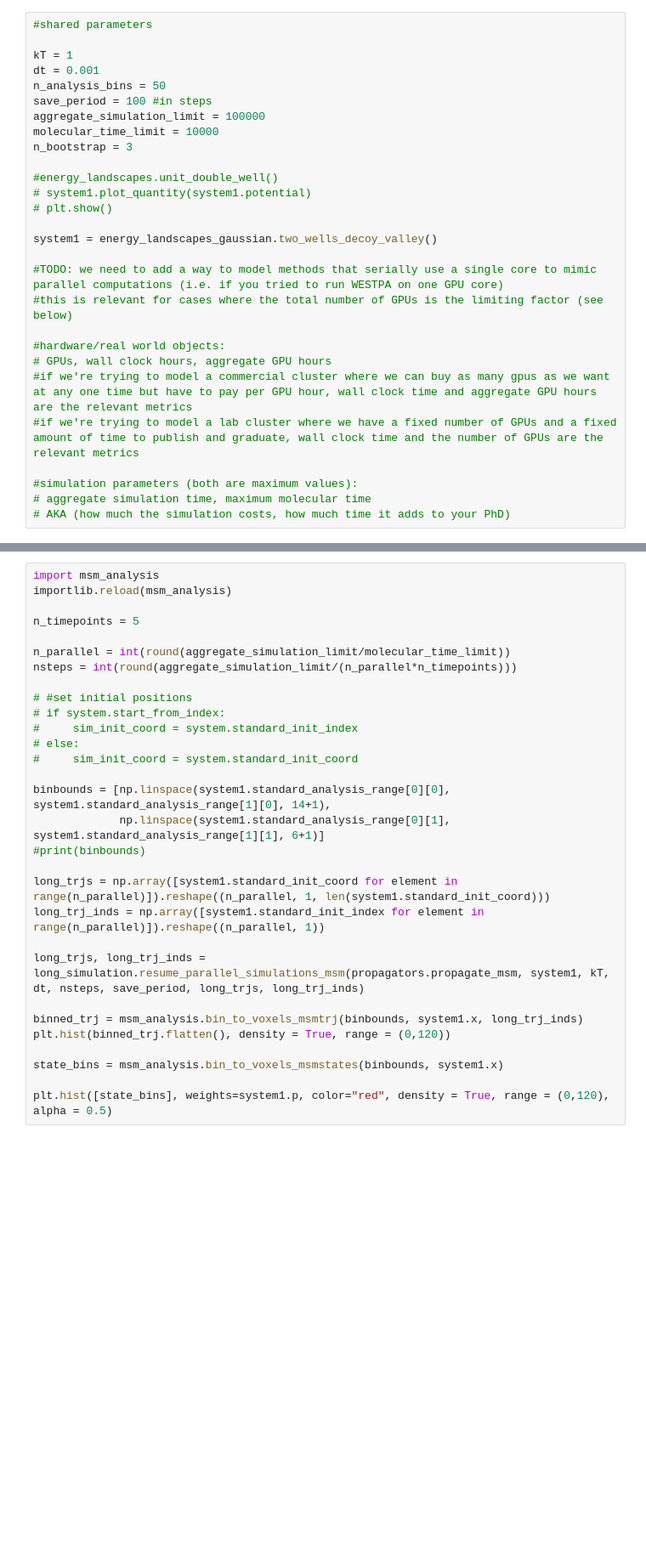
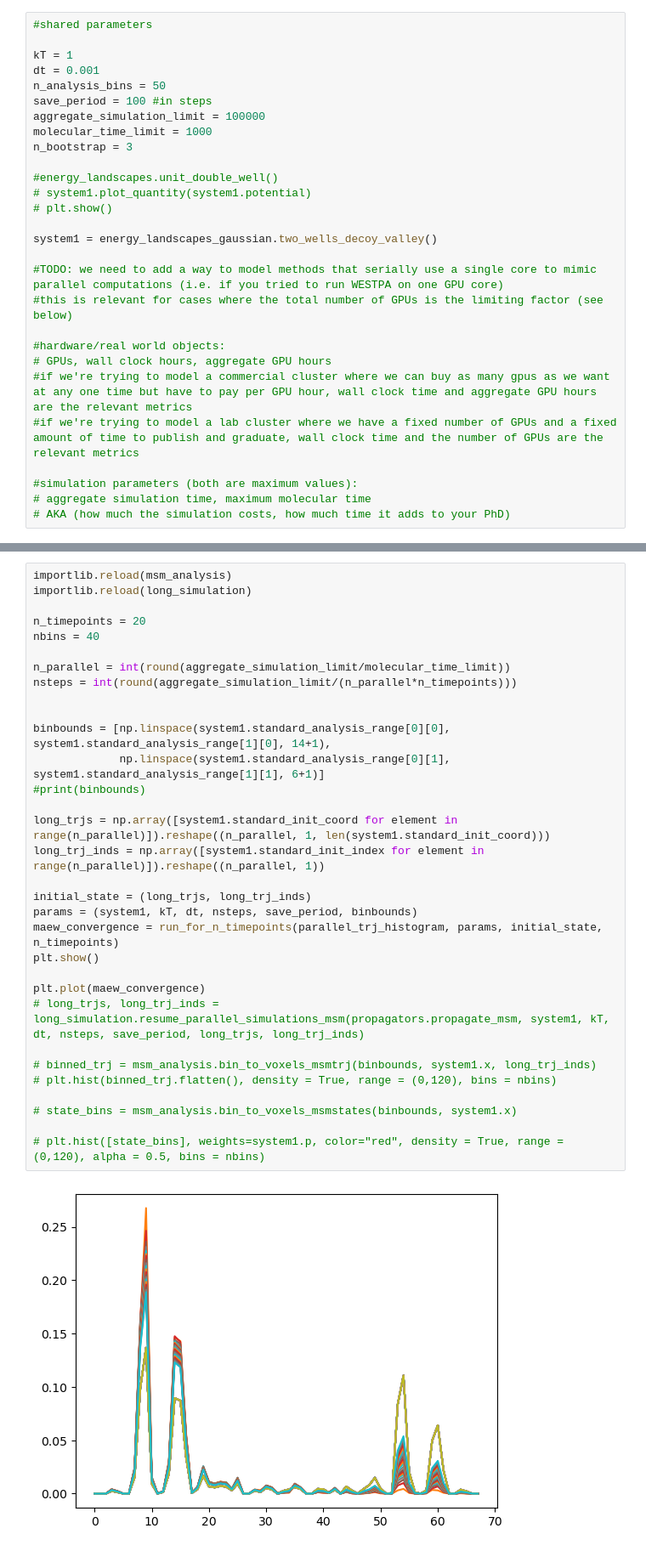
Before and after one commit to JonathanHB/sampling-methods, a Jupyter notebook: testing_v3.ipynb, the cells around one changed output, grey strips where cells are left out. Shown: that part at 85% size. Cells and saved outputs as stored; diff of their text form; blank space fills up the shorter version.

Commit message:
can plot convergence for MSM-generated landscapes

```diff
--- a/testing_v3.ipynb
+++ b/testing_v3.ipynb
@@ -27,7 +29,7 @@ dt = 0.001
 n_analysis_bins = 50
 save_period = 100 #in steps
 aggregate_simulation_limit = 100000
-molecular_time_limit = 10000
+molecular_time_limit = 1000
 n_bootstrap = 3
 
 #energy_landscapes.unit_double_well()
@@ -50,31 +94,34 @@ system1 = energy_landscapes_gaussian.two_wells_decoy_valley()
 # %%
-import msm_analysis
 importlib.reload(msm_analysis)
+importlib.reload(long_simulation)
 
-n_timepoints = 5
+n_timepoints = 20
+nbins = 40
 
 n_parallel = int(round(aggregate_simulation_limit/molecular_time_limit))
 nsteps = int(round(aggregate_simulation_limit/(n_parallel*n_timepoints)))
 
-# #set initial positions
-# if system.start_from_index:
-#     sim_init_coord = system.standard_init_index
-# else:
-#     sim_init_coord = system.standard_init_coord
 
 binbounds = [np.linspace(system1.standard_analysis_range[0][0], system1.standard_analysis_range[1][0], 14+1),
              np.linspace(system1.standard_analysis_range[0][1], system1.standard_analysis_range[1][1], 6+1)]
 #print(binbounds)
 
 long_trjs = np.array([system1.standard_init_coord for element in range(n_parallel)]).reshape((n_parallel, 1, len(system1.standard_init_coord)))
 long_trj_inds = np.array([system1.standard_init_index for element in range(n_parallel)]).reshape((n_parallel, 1))
 
-long_trjs, long_trj_inds = long_simulation.resume_parallel_simulations_msm(propagators.propagate_msm, system1, kT, dt, nsteps, save_period, long_trjs, long_trj_inds)
+initial_state = (long_trjs, long_trj_inds)
+params = (system1, kT, dt, nsteps, save_period, binbounds)
+maew_convergence = run_for_n_timepoints(parallel_trj_histogram, params, initial_state, n_timepoints)
+plt.show()
 
-binned_trj = msm_analysis.bin_to_voxels_msmtrj(binbounds, system1.x, long_trj_inds)
-plt.hist(binned_trj.flatten(), density = True, range = (0,120))
+plt.plot(maew_convergence)
+# long_trjs, long_trj_inds = long_simulation.resume_parallel_simulations_msm(propagators.propagate_msm, system1, kT, dt, nsteps, save_period, long_trjs, long_trj_inds)
 
-state_bins = msm_analysis.bin_to_voxels_msmstates(binbounds, system1.x)
+# binned_trj = msm_analysis.bin_to_voxels_msmtrj(binbounds, system1.x, long_trj_inds)
+# plt.hist(binned_trj.flatten(), density = True, range = (0,120), bins = nbins)
 
-plt.hist([state_bins], weights=system1.p, color="red", density = True, range = (0,120), alpha = 0.5)
+# state_bins = msm_analysis.bin_to_voxels_msmstates(binbounds, system1.x)
+
+# plt.hist([state_bins], weights=system1.p, color="red", density = True, range = (0,120), alpha = 0.5, bins = nbins)
 # %% [output]
+[figure, new version]
```
Also changed, not shown: parts of 7 cells of this notebook, 1 other file.
